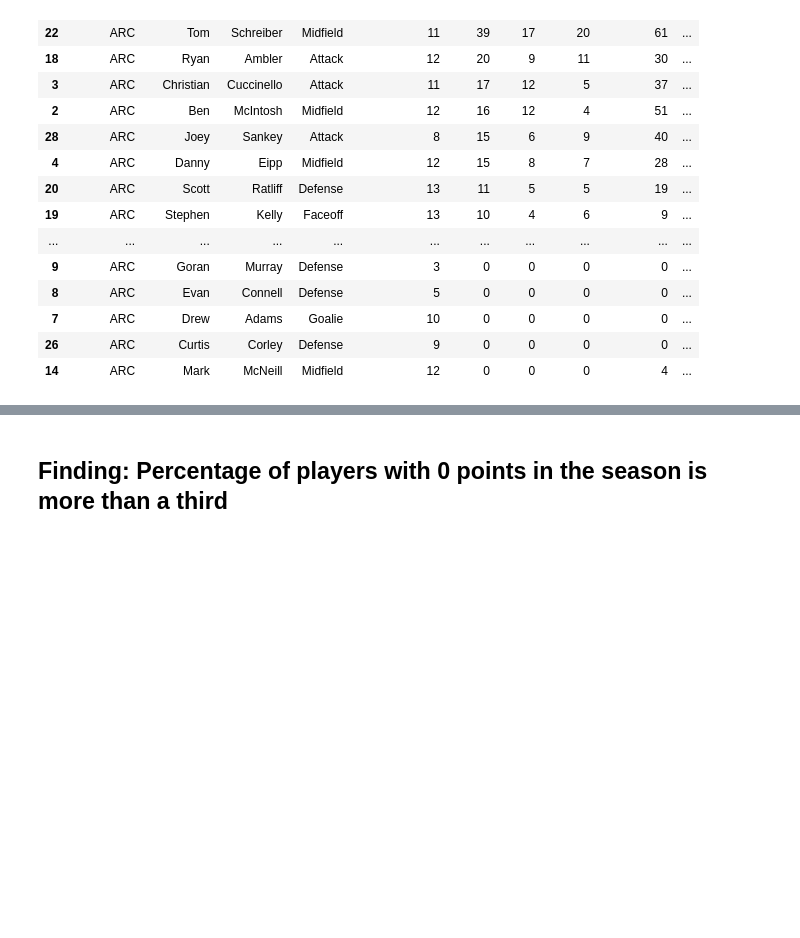
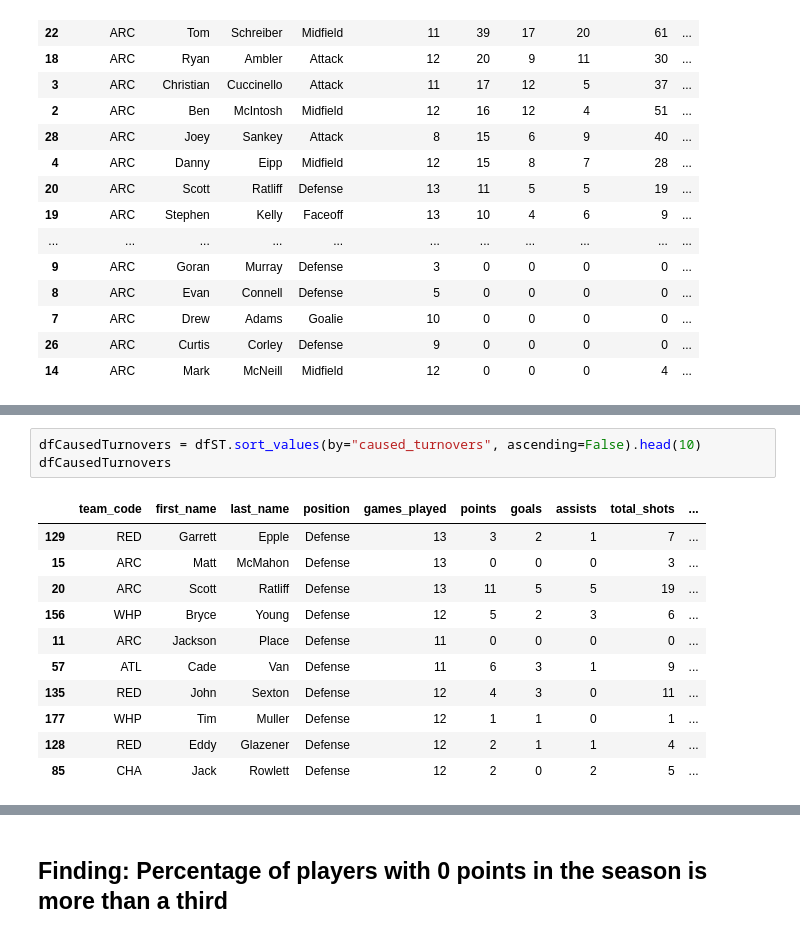
Before and after one commit to bencolville/PLL-Season1-Analysis, a Jupyter notebook: Player_Analysis.ipynb, the cells around one changed output, grey strips where cells are left out. Drawn from its saved outputs; the diff is of its cells as text; blank space fills up the shorter version.

```diff
--- a/Player_Analysis.ipynb
+++ b/Player_Analysis.ipynb
@@ -124,0 +117,15 @@ dfST.sort_values(by="goals_per_game", ascending=False).head(10)
+# %%
+dfCausedTurnovers = dfST.sort_values(by="caused_turnovers", ascending=False).head(10)
+dfCausedTurnovers
+# %% [output]
+|  | team_code | first_name | last_name | position | games_played | points | goals | assists | total_shots | ... |
+| 129 | RED | Garrett | Epple | Defense | 13 | 3 | 2 | 1 | 7 | ... |
+| 15 | ARC | Matt | McMahon | Defense | 13 | 0 | 0 | 0 | 3 | ... |
+| 20 | ARC | Scott | Ratliff | Defense | 13 | 11 | 5 | 5 | 19 | ... |
+| 156 | WHP | Bryce | Young | Defense | 12 | 5 | 2 | 3 | 6 | ... |
+| 11 | ARC | Jackson | Place | Defense | 11 | 0 | 0 | 0 | 0 | ... |
+| 57 | ATL | Cade | Van | Defense | 11 | 6 | 3 | 1 | 9 | ... |
+| 135 | RED | John | Sexton | Defense | 12 | 4 | 3 | 0 | 11 | ... |
+| 177 | WHP | Tim | Muller | Defense | 12 | 1 | 1 | 0 | 1 | ... |
+| 128 | RED | Eddy | Glazener | Defense | 12 | 2 | 1 | 1 | 4 | ... |
+| 85 | CHA | Jack | Rowlett | Defense | 12 | 2 | 0 | 2 | 5 | ... |
```
Also changed, not shown: parts of 7 cells of this notebook, 2 other files.
